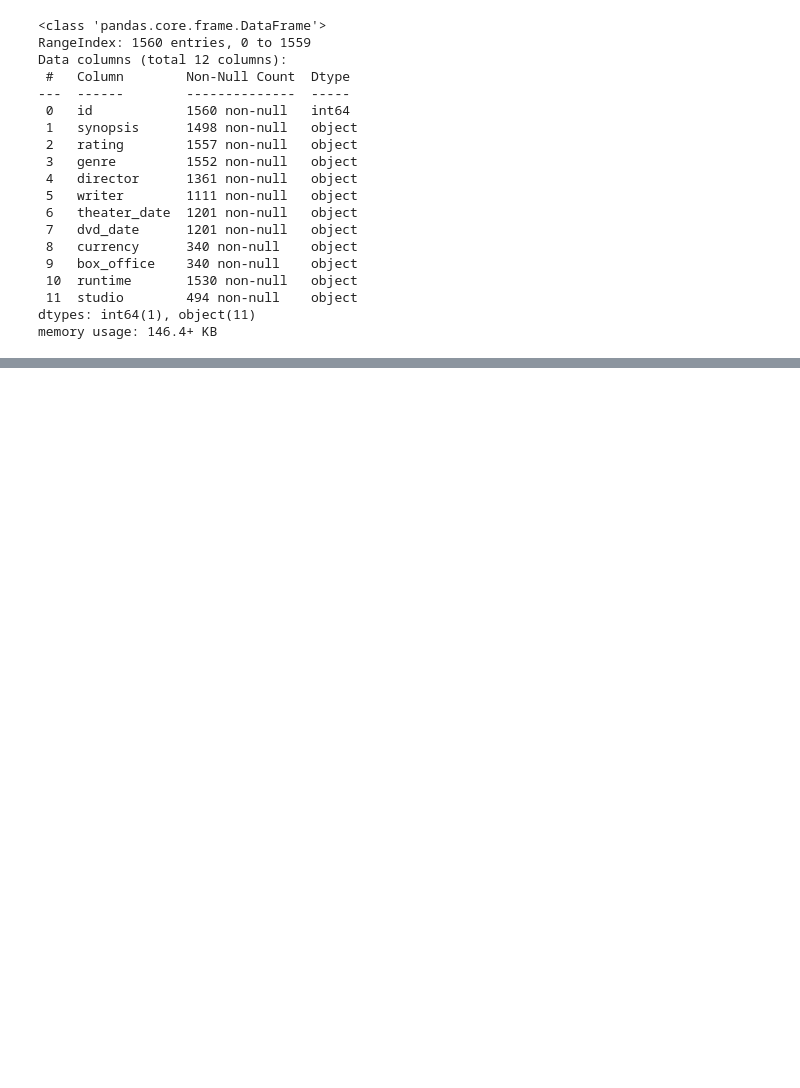
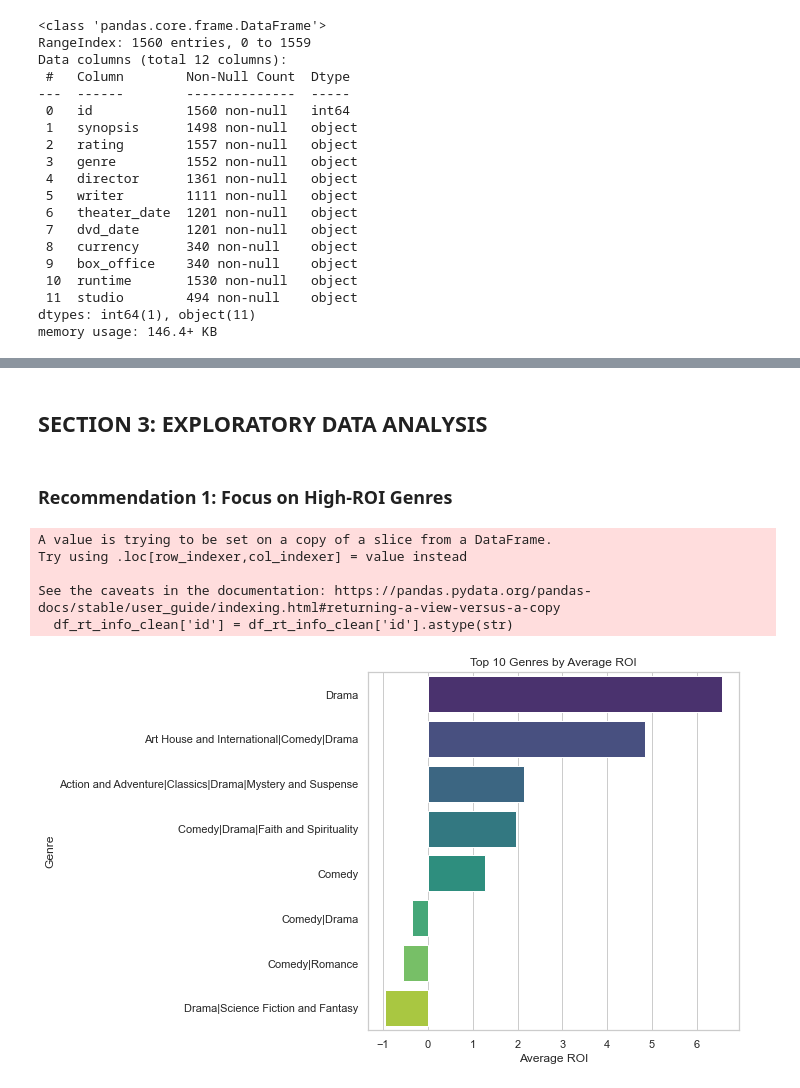
Before and after one commit to KweyuV/dsc-phase-2-project-group4, a Jupyter notebook: workbook_1.ipynb, the cells around one changed output, grey strips where cells are left out. Saved outputs shown, nothing was run; the diff lists cells and outputs as text; code cells hidden in the pictures; blank space fills up the shorter version.

Commit message:
Add data analysis exploratory section

```diff
--- a/workbook_1.ipynb
+++ b/workbook_1.ipynb
@@ -157,3 +157,7 @@ Data columns (total 12 columns):
  11  studio        494 non-null    object
 dtypes: int64(1), object(11)
 memory usage: 146.4+ KB
+# %%
+# Clean Rotten Tomatoes info data
+df_rt_info_clean = df_rt_info.dropna(subset=['genre', 'id'])
+df_rt_info_clean.info()
@@ -159,0 +184,32 @@ memory usage: 146.4+ KB
+# %% [markdown]
+## SECTION 3: EXPLORATORY DATA ANALYSIS
+# %% [markdown]
+### Recommendation 1: Focus on High-ROI Genres
+# %%
+# Merge genre data with budget/ROI
+
+# Ensure both columns are string type for merging
+df_budgets['movie'] = df_budgets['movie'].astype(str)
+df_rt_info_clean['id'] = df_rt_info_clean['id'].astype(str)
+
+# Merge on 'movie' (budgets) and 'id' (RT info)
+merged_df = pd.merge(df_budgets, df_rt_info_clean, left_on='movie', right_on='id', how='inner')
+
+# Group by genre, calculate average ROI
+df_genre_roi = merged_df.groupby('genre')['roi'].mean().sort_values(ascending=False).head(10)
+
+# Plot the top 10 genres by average ROI
+plt.figure(figsize=(10, 6))
+sns.barplot(x=df_genre_roi.values, y=df_genre_roi.index, palette='viridis')
+plt.title('Top 10 Genres by Average ROI')
+plt.xlabel('Average ROI')
+plt.ylabel('Genre')
+plt.tight_layout()
+plt.show();
+# %% [output]
+A value is trying to be set on a copy of a slice from a DataFrame.
+Try using .loc[row_indexer,col_indexer] = value instead
+
+See the caveats in the documentation: https://pandas.pydata.org/pandas-docs/stable/user_guide/indexing.html#returning-a-view-versus-a-copy
+  df_rt_info_clean['id'] = df_rt_info_clean['id'].astype(str)
+[figure, added]
```
Also changed, not shown: parts of 1 cell of this notebook.
